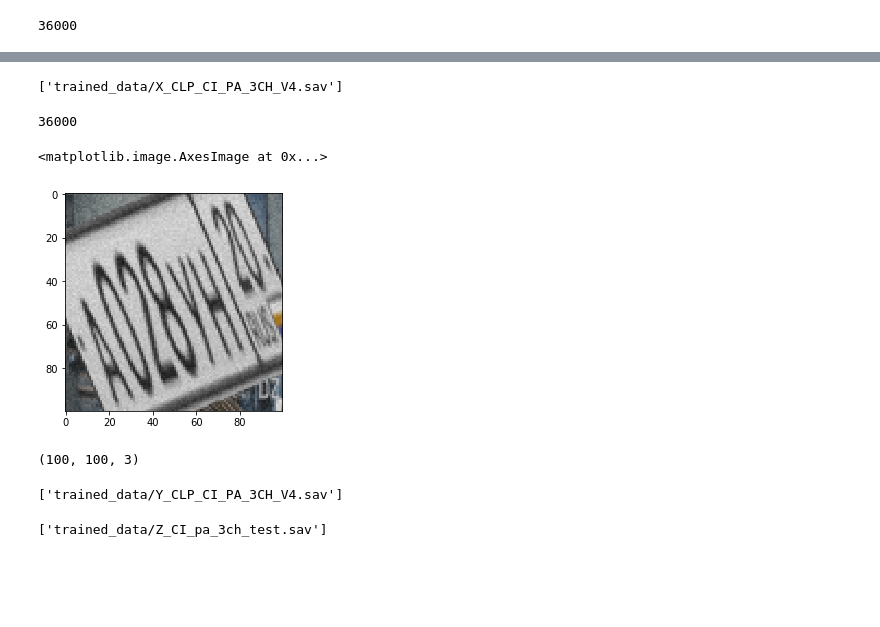
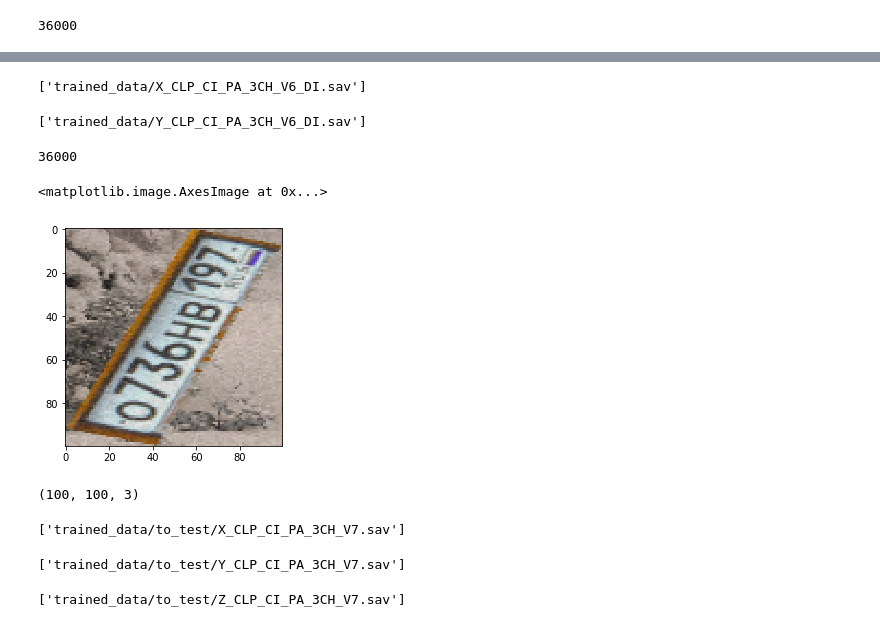
Before and after one commit to ATomilov/nir_jupyter, a Jupyter notebook: Create_training_data_3_ch.ipynb, the cells around one changed output, grey strips where cells are left out. Drawn from its saved outputs; the diff is of its cells as text; code cells hidden in the pictures; blank space fills up the shorter version.

```diff
--- a/Create_training_data_3_ch.ipynb
+++ b/Create_training_data_3_ch.ipynb
@@ -125,32 +148,42 @@ for features,label, path in training_data:
 # %%
 # print(X[0].reshape(-1, IMG_SIZE, IMG_SIZE, 3))
 # %%
-filename = 'trained_data/X_CLP_CI_PA_3CH_V4.sav'
+filename = 'trained_data/X_CLP_CI_PA_3CH_V6_DI.sav'
 joblib.dump(X, filename)
 # %% [output]
-['trained_data/X_CLP_CI_PA_3CH_V4.sav']
+['trained_data/X_CLP_CI_PA_3CH_V6_DI.sav']
+# %%
+filename = 'trained_data/Y_CLP_CI_PA_3CH_V6_DI.sav'
+joblib.dump(Y, filename)
+# %% [output]
+['trained_data/Y_CLP_CI_PA_3CH_V6_DI.sav']
 # %%
-filename = 'trained_data/X_CLP_CI_PA_3CH_V4.sav'
+filename = 'trained_data/X_CLP_CI_PA_3CH_V6_DI.sav'
 loaded_X = joblib.load(filename)
 print(len(loaded_X))
 plt.imshow(loaded_X[0])
 # %% [output]
 36000
 <matplotlib.image.AxesImage at 0x...>
-[figure, old version]
+[figure, new version]
 # %%
 X = np.array(X).reshape(-1, IMG_SIZE, IMG_SIZE, 3)
 # %%
 print(X[0].shape)
 # %% [output]
 (100, 100, 3)
+# %%
+filename = 'trained_data/to_test/X_CLP_CI_PA_3CH_V7.sav'
+joblib.dump(X, filename)
+# %% [output]
+['trained_data/to_test/X_CLP_CI_PA_3CH_V7.sav']
 # %%
-filename = 'trained_data/Y_CLP_CI_PA_3CH_V4.sav'
+filename = 'trained_data/to_test/Y_CLP_CI_PA_3CH_V7.sav'
 joblib.dump(Y, filename)
 # %% [output]
-['trained_data/Y_CLP_CI_PA_3CH_V4.sav']
+['trained_data/to_test/Y_CLP_CI_PA_3CH_V7.sav']
 # %%
-filename = 'trained_data/Z_CI_pa_3ch_test.sav'
+filename = 'trained_data/to_test/Z_CLP_CI_PA_3CH_V7.sav'
 joblib.dump(Z, filename)
 # %% [output]
-['trained_data/Z_CI_pa_3ch_test.sav']
+['trained_data/to_test/Z_CLP_CI_PA_3CH_V7.sav']
```
Also changed, not shown: parts of 13 cells of this notebook, 11 other files.
